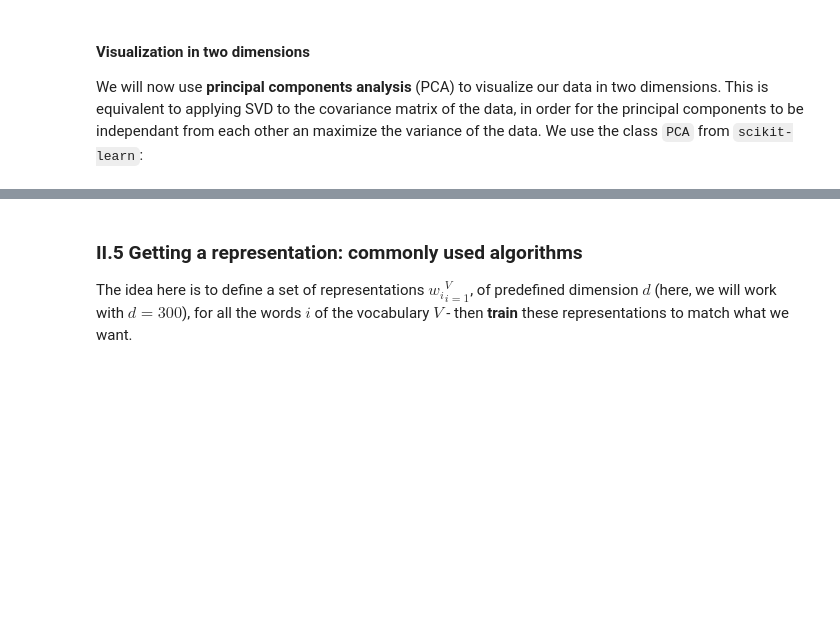
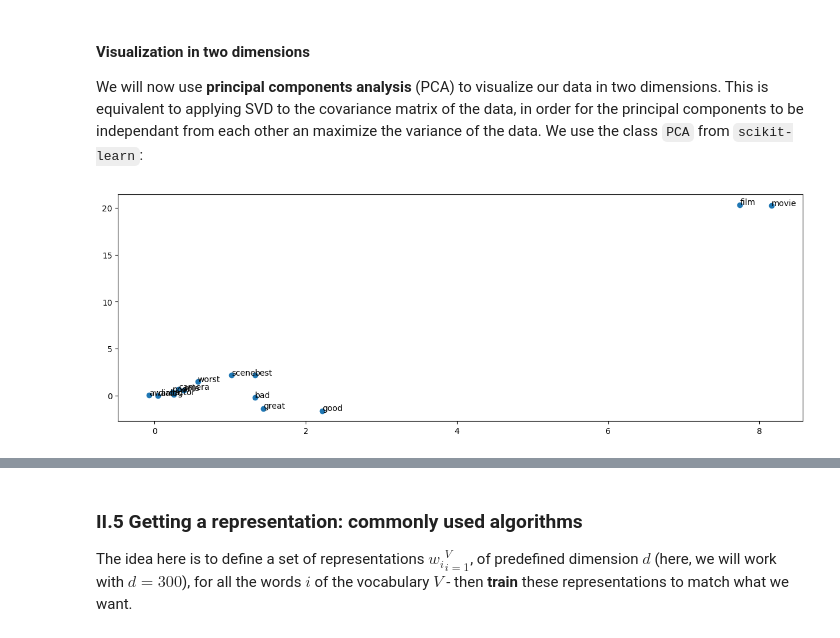
Before and after one commit to V-kr0pt/Data-Science, a Jupyter notebook: SD-TSIA-214 - Machine Learning for Text Mining/TP_Embeddings_for_Sentiment_Analysis_SD-TSIA-214_students_UPDATED.ipynb, the cells around one changed output, grey strips where cells are left out. Cells and saved outputs as stored; diff of their text form; code cells hidden in the pictures; blank space fills up the shorter version.

```diff
--- a/SD-TSIA-214 - Machine Learning for Text Mining/TP_Embeddings_for_Sentiment_Analysis_SD-TSIA-214_students_UPDATED.ipynb
+++ b/SD-TSIA-214 - Machine Learning for Text Mining/TP_Embeddings_for_Sentiment_Analysis_SD-TSIA-214_students_UPDATED.ipynb
@@ -645,11 +645,17 @@ def vocabulary(corpus, count_threshold=5, voc_threshold=10000):
     vocabulary = {}
     vocabulary_word_counts = {}
 
-
-    while len(vocabulary) < voc_threshold and len(sorted_word_counts) > 0:
+    # threshold less one because we will add the UNK token
+    while len(vocabulary) < (voc_threshold-1) and len(sorted_word_counts) > 0:
         word, count = sorted_word_counts.pop(0)
         vocabulary[word] = len(vocabulary)
         vocabulary_word_counts[word] = count
+    if len(vocabulary) >= (voc_threshold-1):
+        try:
+            vocabulary_word_counts['UNK'] += sum([v for _, v in sorted_word_counts])
+        except:
+            vocabulary['UNK'] = len(vocabulary)
+            vocabulary_word_counts['UNK'] = sum([v for _, v in sorted_word_counts])
 
     return vocabulary, vocabulary_word_counts
 # %%
@@ -955,19 +964,22 @@ We will now use **principal components analysis** (PCA) to visualize our data in
 # %%
 from sklearn.decomposition import PCA
 pca = PCA(n_components=2, whiten=True)
 Emb = pca.fit_transform(M5)
 
 words = ['bad', 'good', 'best', 'worst', 'poor', 'great',
          'dialog', 'role', 'actor', 'camera', 'scene',
          'film', 'movie', 'award']
 ind_words = [vocab_5k[w] for w in words]
 x_words = [Emb[ind,0] for ind in ind_words]
 y_words = [Emb[ind,1] for ind in ind_words]
 
-fig, ax = plt.subplots()
+fig, ax = plt.subplots(figsize=(15,5))
 ax.scatter(x_words, y_words)
+
 
 for i, w in enumerate(words):
     ax.annotate(w, (x_words[i], y_words[i]), (x_words[i] + 0.001, y_words[i] + 0.001))
+# %% [output]
+[figure, added]
 # %%
 Norm5 = M5 / np.linalg.norm(M5, ord=2, axis=1, keepdims=True)
```
Also changed, not shown: parts of 7 cells of this notebook.
